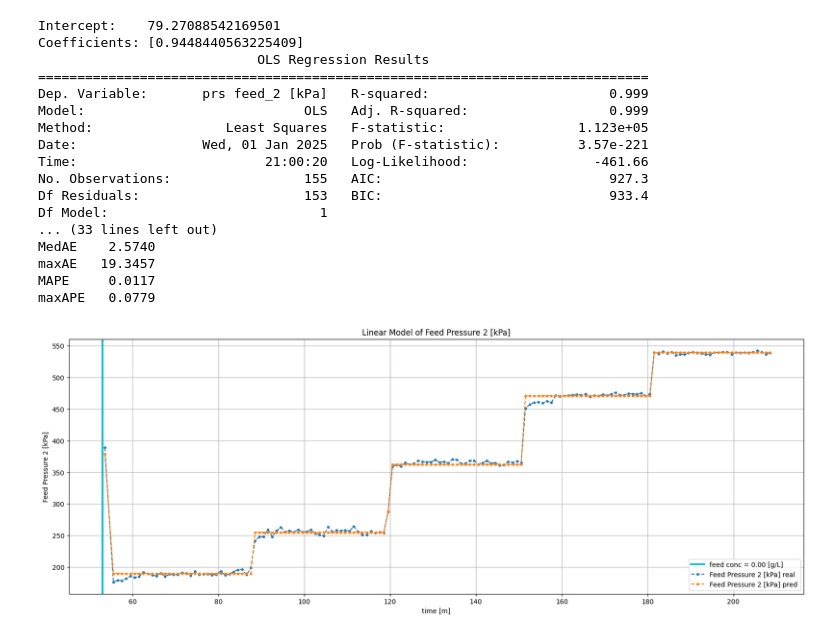
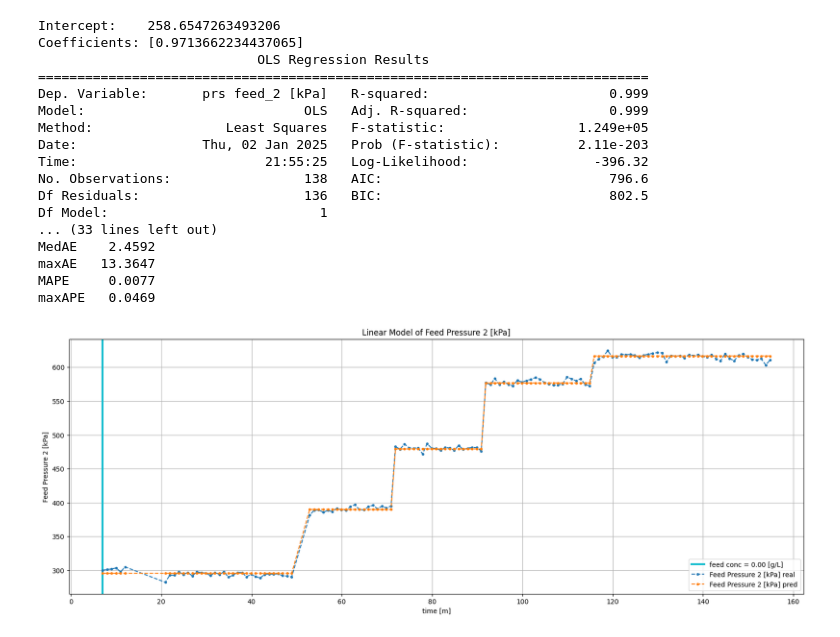
Before and after one commit to zucchi99/data_analysis, a Jupyter notebook: src/2_estimate_factors.ipynb, the cells around one changed output. Drawn from its saved outputs; the diff is of its cells as text; code cells hidden in the pictures.

```diff
--- a/src/2_estimate_factors.ipynb
+++ b/src/2_estimate_factors.ipynb
@@ -56,0 +41,8 @@ total number of outliers: 7 -> 57
+# %%
+df = identify_all_outliers(df, drop_outliers=(not include_outliers), log=True)
+df = identify_TMP_groups(
+    df, series_col='TMP [kPa]', group_col='TMP group', drop_outliers=(not include_outliers), log=True,
+    max_distance_from_average=MAX_DISTANCE_FROM_TMP_AVERAGE, min_size=MIN_OBSERVATIONS_PER_TMP_GROUP)
+df = add_cross_flow_velocity_and_estimated_retentate_flow(df, cur_file)
+df = add_estimate_retentate_pressure(
+    df, target_col='prs retentate [kPa]', group_by_cols=['TMP group'])
@@ -61,3 +70,0 @@ conc_lines, conc_lines_GREATER_ZERO = generate_concentration_lines(df, x_axis)
-# %%
-df = partition_column_in_groups(df)
-df = add_estimate_retentate_pressure(df)
@@ -217,7 +242,7 @@ plot_time_series_1_axis(
     x=cur_df[x_axis], y_series=y_dict, x_ax_lbl=x_axis, y_ax_lbl=y_ax_lbl,
     title=title, x_format=x_format, concentration_lines=cur_conc_lines)
 del(cur_df)
-if cur_file == 'ALL_DATA.csv' :
+if cur_file == ALL_DATA_FILE :
     write_estimated_coefficients_to_json(
         FILE_EST_COEFFS, key=y_col, x_cols=x_cols, intercept=intercept, coefficients=coeffs)
     plot.savefig(f'{PATH_IMAGES}/linear_model_retentate_flow.png')
@@ -263,7 +288,7 @@ plot_time_series_1_axis(
     x=df[x_axis], y_series=y_dict, x_ax_lbl=x_axis, y_ax_lbl=y_ax_lbl,
     title=title, x_format=x_format, concentration_lines=conc_lines)
 #cur_ax.ylim(0,600)
-if cur_file == 'ALL_DATA.csv' :
+if cur_file == ALL_DATA_FILE :
     write_estimated_coefficients_to_json(
         FILE_EST_COEFFS, key=y_col, x_cols=x_cols, intercept=intercept, coefficients=coeffs)
     plot.savefig(f'{PATH_IMAGES}/linear_model_feed_pressure_1.png')
@@ -289,44 +314,44 @@ maxAPE   0.0350
 # %%
 # ESTIMATING CIRCULATION PUMP OULET PRESSURE == FEED PRESSURE ON THE MEMBRANE
 y_ax_lbl = 'Feed Pressure 2 [kPa]'
 title = 'Linear Model of ' + y_ax_lbl
 x_cols = ['prs retentate est [kPa]']
 x = df[x_cols]
 y_col = 'prs feed_2 [kPa]'
 y = df[y_col]
 model, y_pred, intercept, coeffs = call_linear_model(x, y)
 df['prs feed_2 est [kPa]'] = y_pred
 y_dict = {
     y_ax_lbl + ' real'  : y,
     y_ax_lbl + ' pred'  : y_pred,
 }
 print(f"\np-values:\n{model.pvalues}\n")
 print(get_error_stats(y, y_pred, y_col))
 print()
 compute_error_metrics(y, y_pred)
 plot_time_series_1_axis(x=df[x_axis], y_series=y_dict, x_ax_lbl=x_axis, y_ax_lbl=y_ax_lbl, title=title, x_format=x_format, concentration_lines=conc_lines)
-if cur_file == 'ALL_DATA.csv' :
+if cur_file == ALL_DATA_FILE :
     write_estimated_coefficients_to_json(FILE_EST_COEFFS, key=y_col, x_cols=x_cols, intercept=intercept, coefficients=coeffs)
     plot.savefig(f'{PATH_IMAGES}/linear_model_feed_pressure_2.png')
 # %% [output]
-Intercept:    79.27088542169501
-Coefficients: [0.9448440563225409]
+Intercept:    258.6547263493206
+Coefficients: [0.9713662234437065]
                             OLS Regression Results
 ==============================================================================
 Dep. Variable:       prs feed_2 [kPa]   R-squared:                       0.999
 Model:                            OLS   Adj. R-squared:                  0.999
-Method:                 Least Squares   F-statistic:                 1.123e+05
-Date:                Wed, 01 Jan 2025   Prob (F-statistic):          3.57e-221
-Time:                        21:00:20   Log-Likelihood:                -461.66
-No. Observations:                 155   AIC:                             927.3
-Df Residuals:                     153   BIC:                             933.4
+Method:                 Least Squares   F-statistic:                 1.249e+05
+Date:                Thu, 02 Jan 2025   Prob (F-statistic):          2.11e-203
+Time:                        21:55:25   Log-Likelihood:                -396.32
+No. Observations:                 138   AIC:                             796.6
+Df Residuals:                     136   BIC:                             802.5
 Df Model:                           1
 ... (33 lines left out)
-MedAE    2.5740
-maxAE   19.3457
-MAPE     0.0117
-maxAPE   0.0779
+MedAE    2.4592
+maxAE   13.3647
+MAPE     0.0077
+maxAPE   0.0469
-[figure, old version]
+[figure, new version]
 # %%
 # checking TMP estimated
 y_ax_lbl = 'TMP [kPa]'
```
Also changed, not shown: parts of 16 cells of this notebook, 19 other files.
